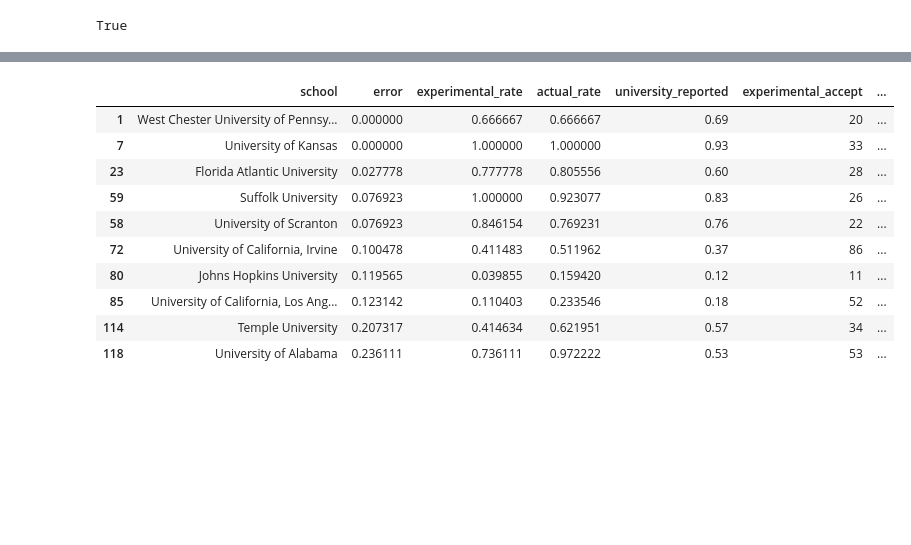
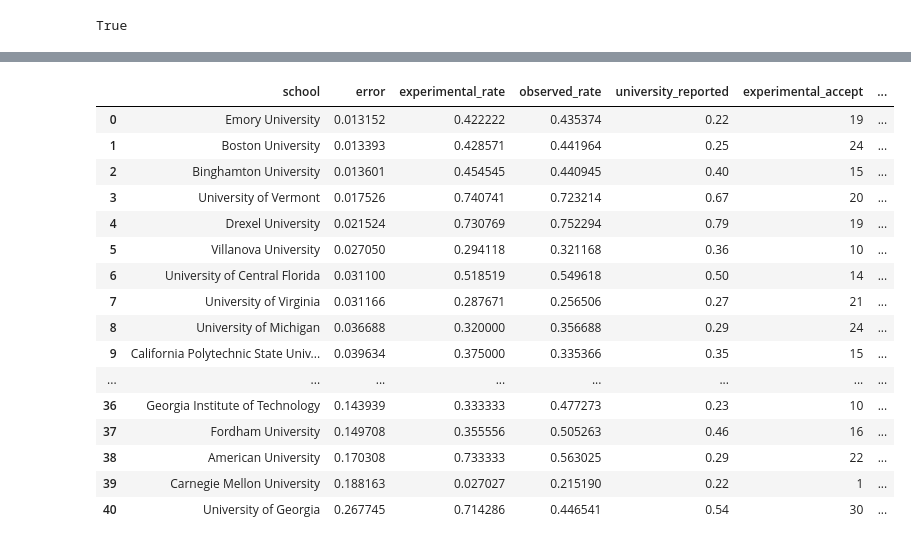
Before and after one commit to peakay/CollegePredictions, a Jupyter notebook: BalancedPredictions - Cluster on Handpicked Column.ipynb, the cells around one changed output, grey strips where cells are left out. Saved outputs shown, nothing was run; the diff lists cells and outputs as text; code cells hidden in the pictures; blank space fills up the shorter version.

Commit message:
switch to test set

```diff
--- a/BalancedPredictions - Cluster on Handpicked Column.ipynb
+++ b/BalancedPredictions - Cluster on Handpicked Column.ipynb
@@ -150,13 +150,16 @@ for val, df_s in split_df_on(split_on).items():
     df2 = df_s[df.status == 2].sample(n = int(k*len(df0)))
 
     df_final = pd.concat([df0, df2])
-    schools = df_final['school']
-    print(len(df_final[(df_final['school'] == 'Florida International University')]))
     df_final_copy = df_final.copy()
-    df_final = df_final.drop('school', axis=1)
     X = df_final.drop('status', axis=1)
     y = df_final['status']
     X_train, X_test, y_train, y_test = train_test_split(X, y)
+    X_test_copy = X_test.copy()
+    schools = X_test['school']
+    X_test = X_test.drop('school', axis=1)
+    X_train = X_train.drop('school', axis=1)
+    X_test_copy['status'] = y_test
+    print(X_test_copy[X_test_copy['school'] == 'Uni'])
 
     scaler = StandardScaler()
     scaler.fit(X_train)
@@ -188,8 +195,8 @@ Logistic Regression Score for None all: 0.7802047781569966
 # %%
-old_x = X.copy()
+old_x = X_test_copy.copy()
 scaler = StandardScaler()
-scaler.fit(X)
-X = scaler.transform(X)
+scaler.fit(X_train)
+X = scaler.transform(X_test)
 # %%
 
 from collections import defaultdict
@@ -247,7 +254,7 @@ for (index, row), school in zip(old_x.iterrows(), schools):
         accept_rate = 1
     actual_accept_rate = None
     if e_a_r[school]['observed_accept'] != 0 and e_a_r[school]['observed_reject'] != 0:
-        actual_accept_rate = e_a_r[school]['observed_accept']/e_a_r[school]['total']
+        actual_accept_rate = e_a_r[school]['observed_accept']/(e_a_r[school]['observed_reject'] + e_a_r[school]['observed_accept'])
     elif e_a_r[school]['observed_accept'] == 0:
         actual_accept_rate = 0
     elif e_a_r[school]['observed_reject'] == 0:
@@ -317,15 +324,22 @@ flatten_dict
 # %%
-output_df = pd.DataFrame(flatten_dict, columns=['school', 'error', 'experimental_rate', 'actual_rate', 'university_reported', 'experimental_accept', 'experimental_reject', 'actual_accept', 'actual_reject'])
-output_df.sample(10).sort_values(by=['error'])
+output_df = pd.DataFrame(flatten_dict, columns=['school', 'error', 'experimental_rate', 'observed_rate', 'university_reported', 'experimental_accept', 'experimental_reject', 'observed_accept', 'observed_reject'])
+#output_df.sample(10).sort_values(by=['error'])
+output_df
 # %% [output]
-|  | school | error | experimental_rate | actual_rate | university_reported | experimental_accept | ... |
-| 1 | West Chester University of Pennsy... | 0.000000 | 0.666667 | 0.666667 | 0.69 | 20 | ... |
-| 7 | University of Kansas | 0.000000 | 1.000000 | 1.000000 | 0.93 | 33 | ... |
-| 23 | Florida Atlantic University | 0.027778 | 0.777778 | 0.805556 | 0.60 | 28 | ... |
-| 59 | Suffolk University | 0.076923 | 1.000000 | 0.923077 | 0.83 | 26 | ... |
-| 58 | University of Scranton | 0.076923 | 0.846154 | 0.769231 | 0.76 | 22 | ... |
-| 72 | University of California, Irvine | 0.100478 | 0.411483 | 0.511962 | 0.37 | 86 | ... |
-| 80 | Johns Hopkins University | 0.119565 | 0.039855 | 0.159420 | 0.12 | 11 | ... |
-| 85 | University of California, Los Ang... | 0.123142 | 0.110403 | 0.233546 | 0.18 | 52 | ... |
-| 114 | Temple University | 0.207317 | 0.414634 | 0.621951 | 0.57 | 34 | ... |
-| 118 | University of Alabama | 0.236111 | 0.736111 | 0.972222 | 0.53 | 53 | ... |
+|  | school | error | experimental_rate | observed_rate | university_reported | experimental_accept | ... |
+| 0 | Emory University | 0.013152 | 0.422222 | 0.435374 | 0.22 | 19 | ... |
+| 1 | Boston University | 0.013393 | 0.428571 | 0.441964 | 0.25 | 24 | ... |
+| 2 | Binghamton University | 0.013601 | 0.454545 | 0.440945 | 0.40 | 15 | ... |
+| 3 | University of Vermont | 0.017526 | 0.740741 | 0.723214 | 0.67 | 20 | ... |
+| 4 | Drexel University | 0.021524 | 0.730769 | 0.752294 | 0.79 | 19 | ... |
+| 5 | Villanova University | 0.027050 | 0.294118 | 0.321168 | 0.36 | 10 | ... |
+| 6 | University of Central Florida | 0.031100 | 0.518519 | 0.549618 | 0.50 | 14 | ... |
+| 7 | University of Virginia | 0.031166 | 0.287671 | 0.256506 | 0.27 | 21 | ... |
+| 8 | University of Michigan | 0.036688 | 0.320000 | 0.356688 | 0.29 | 24 | ... |
+| 9 | California Polytechnic State Univ... | 0.039634 | 0.375000 | 0.335366 | 0.35 | 15 | ... |
+| ... | ... | ... | ... | ... | ... | ... | ... |
+| 36 | Georgia Institute of Technology | 0.143939 | 0.333333 | 0.477273 | 0.23 | 10 | ... |
+| 37 | Fordham University | 0.149708 | 0.355556 | 0.505263 | 0.46 | 16 | ... |
+| 38 | American University | 0.170308 | 0.733333 | 0.563025 | 0.29 | 22 | ... |
+| 39 | Carnegie Mellon University | 0.188163 | 0.027027 | 0.215190 | 0.22 | 1 | ... |
+| 40 | University of Georgia | 0.267745 | 0.714286 | 0.446541 | 0.54 | 30 | ... |
```
Also changed, not shown: parts of 7 cells of this notebook.
